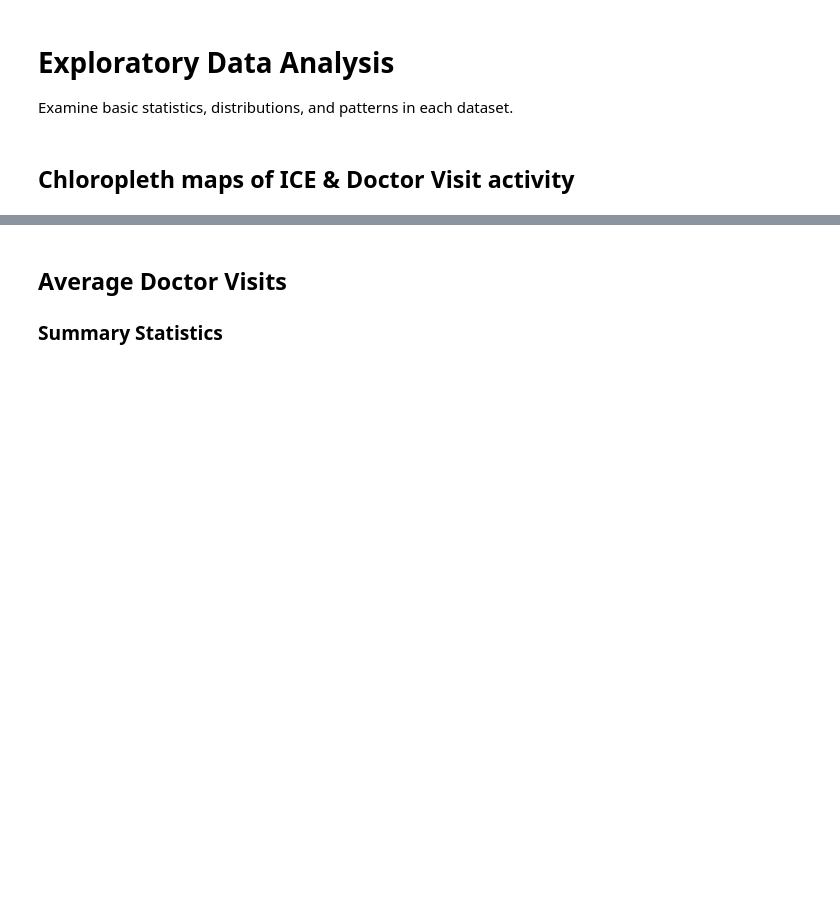
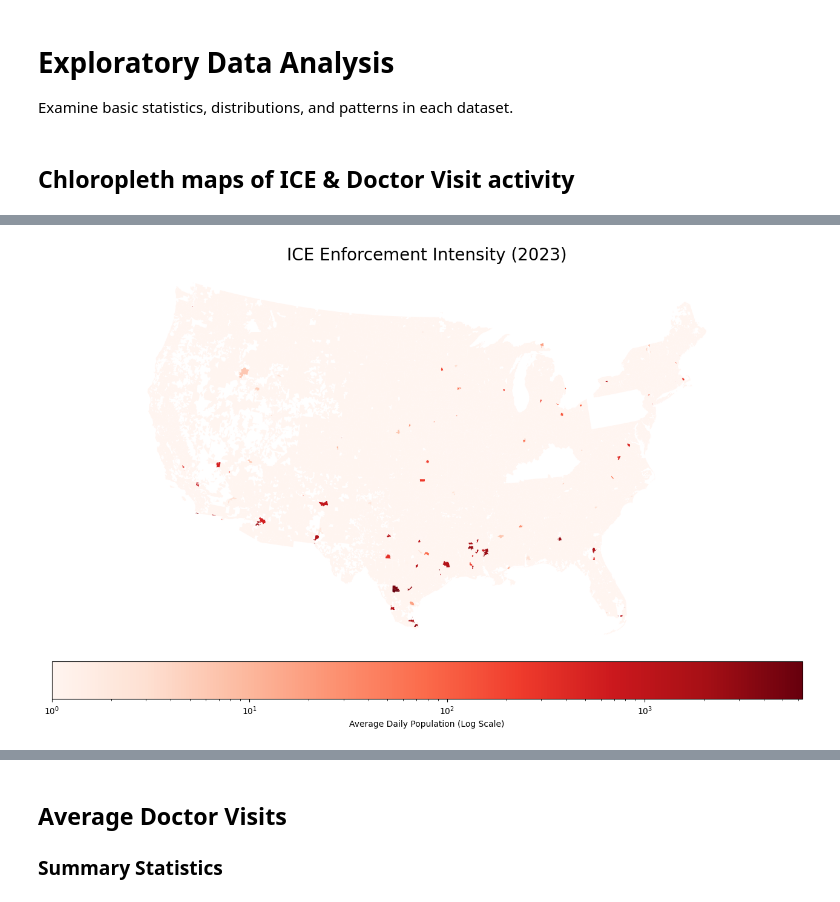
Before and after one commit to riverar9/data698-master-research-project, a Jupyter notebook: Appendix A - Python Code.ipynb, the cells around one changed output, grey strips where cells are left out. Drawn from its saved outputs; the diff is of its cells as text; code cells hidden in the pictures; blank space fills up the shorter version.

Commit message:
Add map visualization for health care utilization by ZCTA for 2023

```diff
--- a/Appendix A - Python Code.ipynb
+++ b/Appendix A - Python Code.ipynb
@@ -1284,0 +1127,94 @@ SyntaxError: invalid syntax. Perhaps you forgot a comma? (280822125.py, line 56)
+# %%
+# 1. Directory Setup
+# Creating the storage path under Data/ dude
+h = chr(45)
+data_dir = os.path.join("Data", f"zcta{h}spatial")
+os.makedirs(data_dir, exist_ok=True)
+
+# 2. Data Filtering
+max_year = df_merged['year'].max()
+df_plot = df_merged[df_merged['year'] == max_year].copy()
+
+def fetch_usa_geodata(target_dir):
+    repo_name = f"State{h}zip{h}code{h}GeoJSON"
+    base_url = f"https://raw.githubusercontent.com/OpenDataDE/{repo_name}/master/"
+
+    states = [
+        "al_alabama", "az_arizona", "ar_arkansas", "ca_california", "co_colorado",
+        "ct_connecticut", "de_delaware", "fl_florida", "ga_georgia", "id_idaho",
+        "il_illinois", "in_indiana", "ia_iowa", "ks_kansas", "ky_kentucky", "la_louisiana",
+        "me_maine", "md_maryland", "ma_massachusetts", "mi_michigan", "mn_minnesota",
+        "ms_mississippi", "mo_missouri", "mt_montana", "ne_nebraska", "nv_nevada", "nh_new_hampshire",
+        "nj_new_jersey", "nm_new_mexico", "ny_new_york", "nc_north_carolina", "nd_north_dakota",
+        "oh_ohio", "ok_oklahoma", "or_oregon", "pa_pennsylvania", "ri_rhode_island", "sc_south_carolina",
+        "sd_south_dakota", "tn_tennessee", "tx_texas", "ut_utah", "vt_vermont", "va_virginia",
+        "wa_washington", "wv_west_virginia", "wi_wisconsin", "wy_wyoming"
+    ]
+
+    all_features = []
+
+    for s in states:
+        local_file = os.path.join(target_dir, f"{s}.json")
+
+        # Checking if file exists locally before downloading
+        if os.path.exists(local_file):
+            with open(local_file, "r") as f:
+                state_data = json.load(f)
+                all_features.extend(state_data["features"])
+        else:
+            url = f"{base_url}{s}_zip_codes_geo.min.json"
+            res = requests.get(url)
+            if res.status_code == 200:
+                state_json = res.json()
+                all_features.extend(state_json["features"])
+                # Saving to local directory for next time
+                with open(local_file, "w") as f:
+                    json.dump(state_json, f)
+
+    gdf = gpd.GeoDataFrame.from_features(all_features)
+    gdf = gdf.rename(columns={"ZCTA5CE10": "zcta5"})
+    return gdf.set_crs("EPSG:4326").to_crs("EPSG:5070")
+
+# 3. Processing
+gdf_boundaries = fetch_usa_geodata(data_dir)
+gdf_final = gdf_boundaries.merge(df_plot, on="zcta5")
+
+# 4. Figure 1: ICE Enforcement Intensity
+gdf_final["ice_plot_val"] = gdf_final["average_daily_population"].fillna(0) + 0.1
+vmax_ice = gdf_final["average_daily_population"].max()
+
+plt.figure(figsize=(16, 10))
+ax1 = plt.gca()
+
+gdf_final.plot(
+    column="ice_plot_val",
+    ax=ax1,
+    cmap="Reds",
+    norm=LogNorm(vmin=1, vmax=vmax_ice),
+    legend=True,
+    legend_kwds={"label": "Average Daily Population (Log Scale)", "orientation": "horizontal", "pad": 0.02},
+    linewidth=0
+)
+
+plt.title(f"ICE Enforcement Intensity ({max_year})", fontsize=20)
+plt.axis("off")
+plt.show()
+
+# 5. Figure 2: Healthcare Access
+plt.figure(figsize=(16, 10))
+ax2 = plt.gca()
+
+gdf_final.plot(
+    column="doctor_visits_past_year",
+    ax=ax2,
+    cmap="viridis",
+    legend=True,
+    legend_kwds={"label": "Percentage of Adults with Doctor Visit", "orientation": "horizontal", "pad": 0.02},
+    linewidth=0
+)
+
+plt.title(f"Percentage of Doctor Visits in Past Year ({max_year})", fontsize=20)
+plt.axis("off")
+plt.show()
+# %% [output]
+[figure, added]
```
Also changed, not shown: parts of 2 cells of this notebook, 1 other file.
